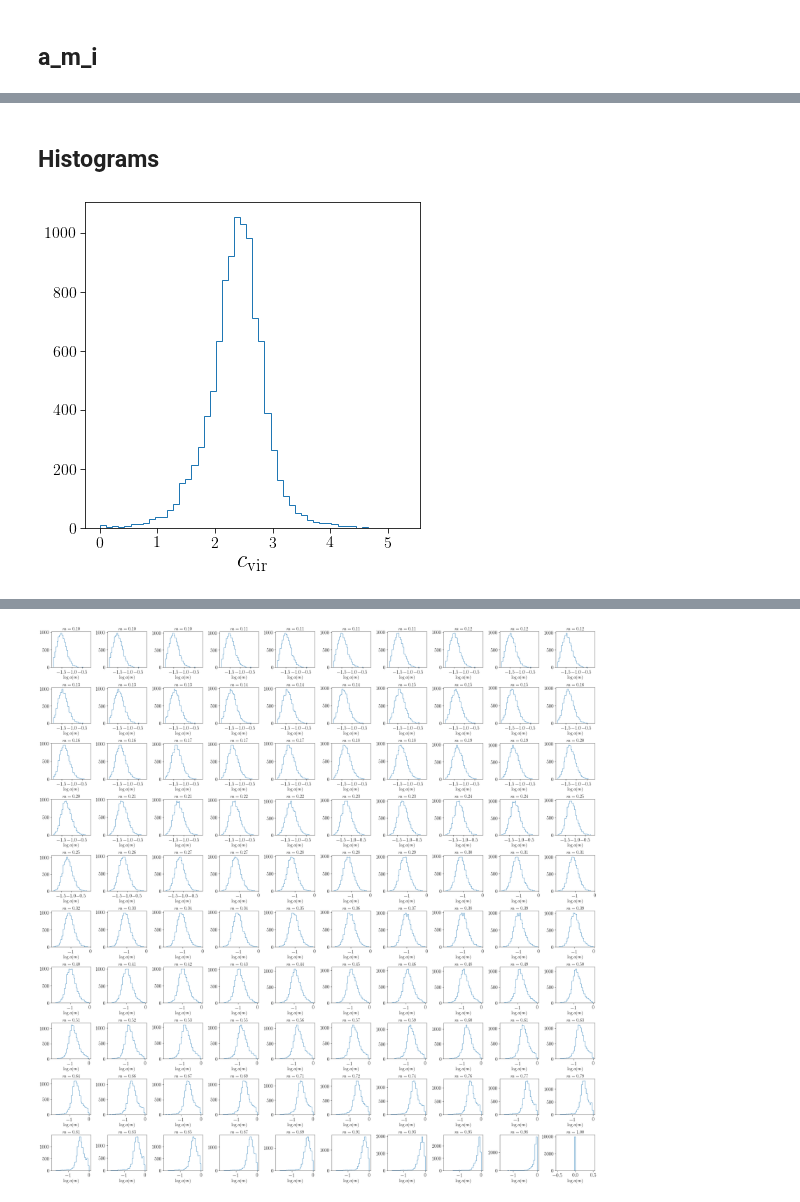
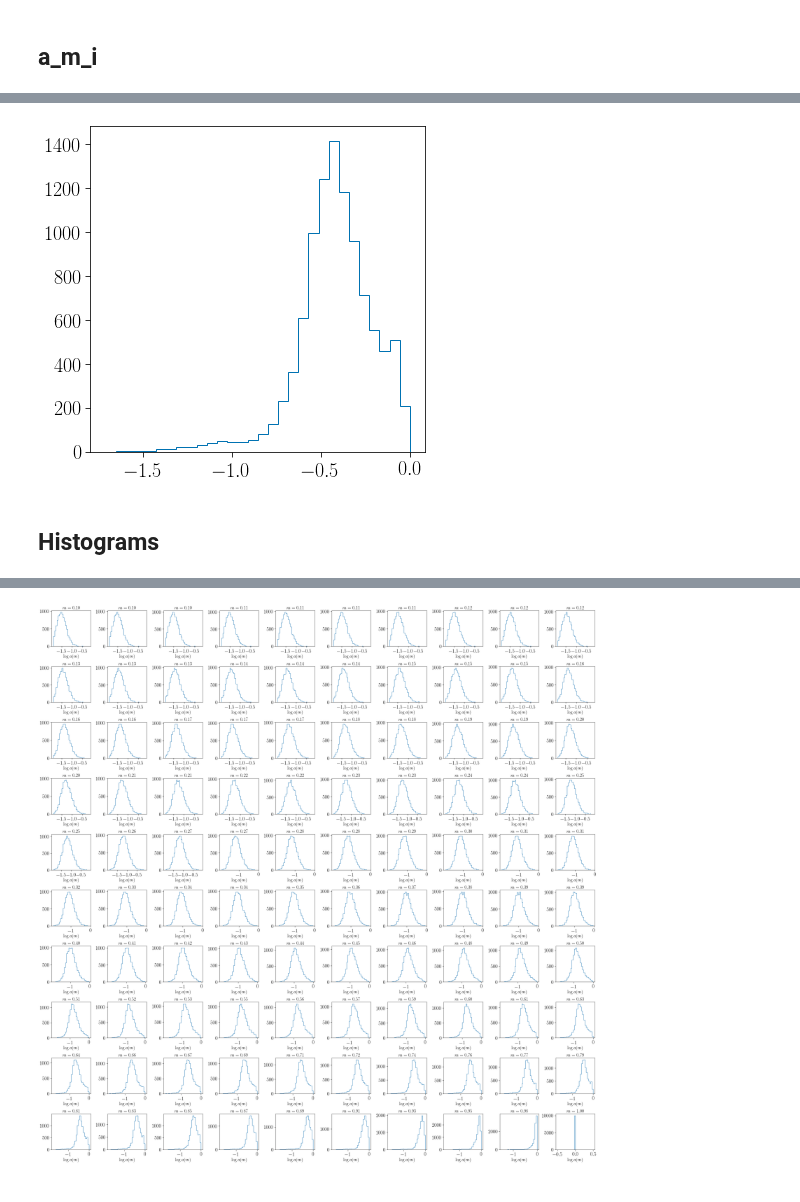
Before and after one commit to ismael-mendoza/nbody-relaxed, a Jupyter notebook: jupyter/gaussian_prediction.ipynb, the cells around one changed output, grey strips where cells are left out. Saved outputs shown, nothing was run; the diff lists cells and outputs as text; code cells hidden in the pictures.

```diff
--- a/jupyter/gaussian_prediction.ipynb
+++ b/jupyter/gaussian_prediction.ipynb
@@ -63,3 +31,20 @@ mpl.rcParams.update(
+# %%
+def get_bins(values, n_bins=30):
+    return np.histogram(values, bins=n_bins)[1]
+
+def draw_histogram(ax, values, n_bins=30, bins=None, vline='median', legend_label='', color='r', density=False):
+    ax.hist(
+        values,
+        bins=bins if bins is not None else n_bins,
+        histtype='step',
+        label=legend_label,
+        color=color,
+        density=density
+    )
+
+    # add a vertical line.
+    if vline == "median":
+        ax.axvline(np.median(values), ls="--", color=color)
 # %% [markdown]
 # Load data
 # %%
@@ -185,10 +159,8 @@ Text(0.5, 1.0, 'Probability Plot for $a(m_i=0.13)$')
+# %%
+fig, ax = plt.subplots(1,1, figsize=(6, 6))
+bins = get_bins(x)
+draw_histogram(ax, x,bins=bins, vline=None, legend_label=r'$a(m_i={m:.2f})$', color=colors[0])
+# %% [output]
+[figure, added]
 # %% [markdown]
 ## Histograms
-# %%
-# looks Gaussian already
-plt.figure(figsize=(6,6))
-plt.hist(np.log(cvir), bins=50, histtype='step');
-plt.xlabel("$c_{\\rm vir}$", size=24)
-plt.tick_params(which='both', labelsize=16)
-# %% [output]
-[figure, removed]
```
Also changed, not shown: parts of 39 cells of this notebook, 3 other files.
